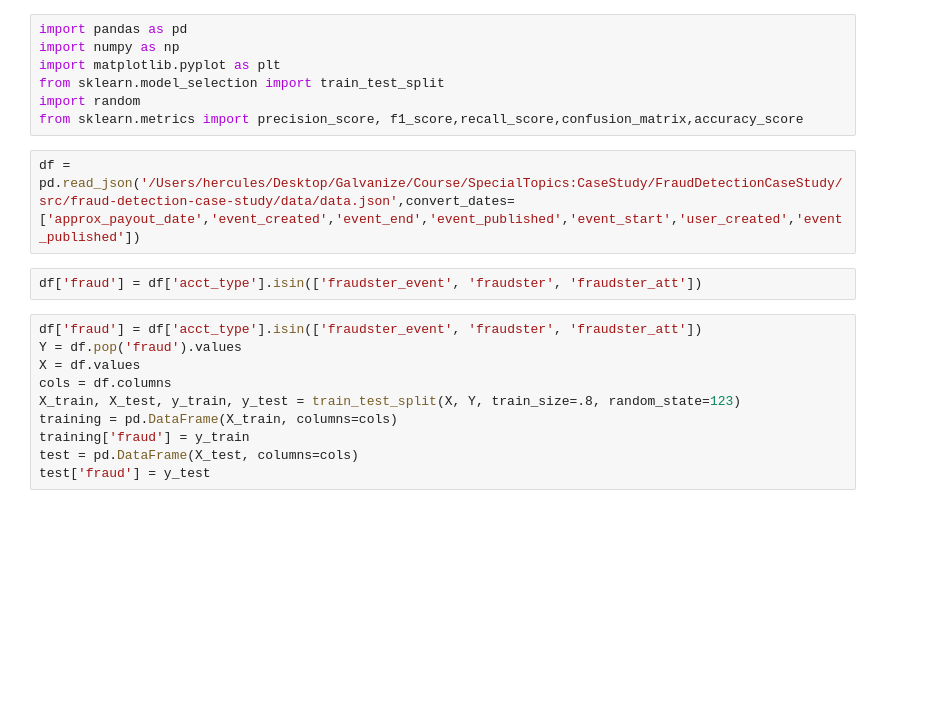
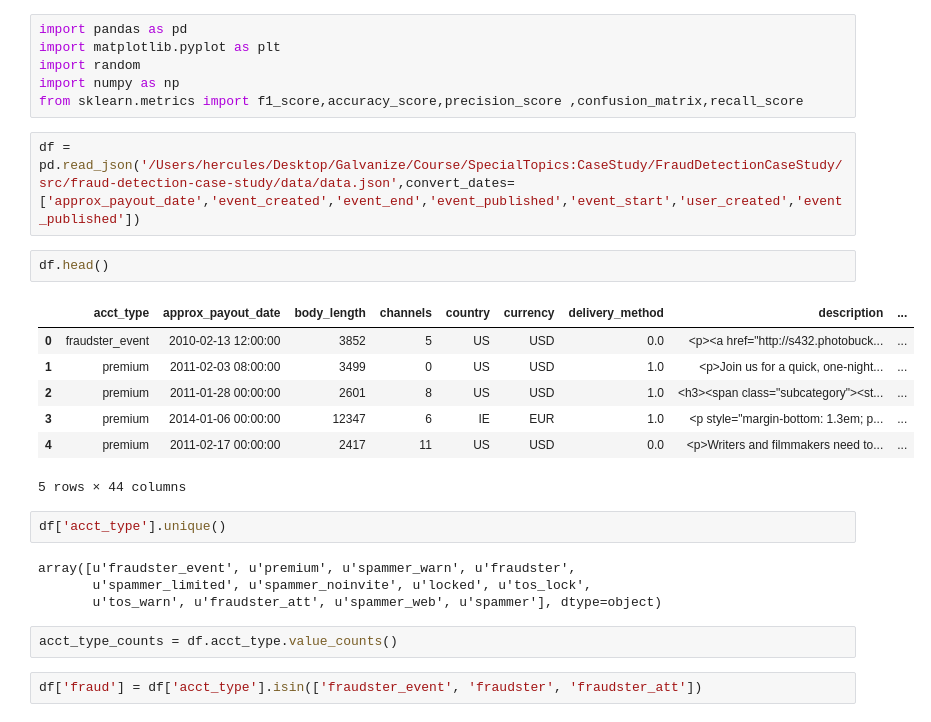
Before and after one commit to ssychong/fraud-detection, a Jupyter notebook: jw/Untitled.ipynb, the cells around one changed output. Saved outputs shown, nothing was run; the diff lists cells and outputs as text; blank space fills up the shorter version.

Commit message:
Revert "adding baseline model to make_models2.py"
This reverts commit 8c43db962f41481effd4988ef24cc9291acdbb6e.

```diff
--- a/jw/Untitled.ipynb
+++ b/jw/Untitled.ipynb
@@ -1,21 +1,28 @@
 # %%
 import pandas as pd
+import matplotlib.pyplot as plt
+import random
 import numpy as np
-import matplotlib.pyplot as plt
-from sklearn.model_selection import train_test_split
-import random
-from sklearn.metrics import precision_score, f1_score,recall_score,confusion_matrix,accuracy_score
+from sklearn.metrics import f1_score,accuracy_score,precision_score ,confusion_matrix,recall_score
 # %%
 df = pd.read_json('/Users/hercules/Desktop/Galvanize/Course/SpecialTopics:CaseStudy/FraudDetectionCaseStudy/src/fraud-detection-case-study/data/data.json',convert_dates=['approx_payout_date','event_created','event_end','event_published','event_start','user_created','event_published'])
+# %%
+df.head()
+# %% [output]
+|  | acct_type | approx_payout_date | body_length | channels | country | currency | delivery_method | description | ... |
+| 0 | fraudster_event | 2010-02-13 12:00:00 | 3852 | 5 | US | USD | 0.0 | <p><a href="http://s432.photobuck... | ... |
+| 1 | premium | 2011-02-03 08:00:00 | 3499 | 0 | US | USD | 1.0 | <p>Join us for a quick, one-night... | ... |
+| 2 | premium | 2011-01-28 00:00:00 | 2601 | 8 | US | USD | 1.0 | <h3><span class="subcategory"><st... | ... |
+| 3 | premium | 2014-01-06 00:00:00 | 12347 | 6 | IE | EUR | 1.0 | <p style="margin-bottom: 1.3em; p... | ... |
+| 4 | premium | 2011-02-17 00:00:00 | 2417 | 11 | US | USD | 0.0 | <p>Writers and filmmakers need to... | ... |
+5 rows × 44 columns
+# %%
+df['acct_type'].unique()
+# %% [output]
+array([u'fraudster_event', u'premium', u'spammer_warn', u'fraudster',
+       u'spammer_limited', u'spammer_noinvite', u'locked', u'tos_lock',
+       u'tos_warn', u'fraudster_att', u'spammer_web', u'spammer'], dtype=object)
+# %%
+acct_type_counts = df.acct_type.value_counts()
 # %%
 df['fraud'] = df['acct_type'].isin(['fraudster_event', 'fraudster', 'fraudster_att'])
-# %%
-df['fraud'] = df['acct_type'].isin(['fraudster_event', 'fraudster', 'fraudster_att'])
-Y = df.pop('fraud').values
-X = df.values
-cols = df.columns
-X_train, X_test, y_train, y_test = train_test_split(X, Y, train_size=.8, random_state=123)
-training = pd.DataFrame(X_train, columns=cols)
-training['fraud'] = y_train
-test = pd.DataFrame(X_test, columns=cols)
-test['fraud'] = y_test
```
Also changed, not shown: parts of 25 cells of this notebook, 2 other files.
